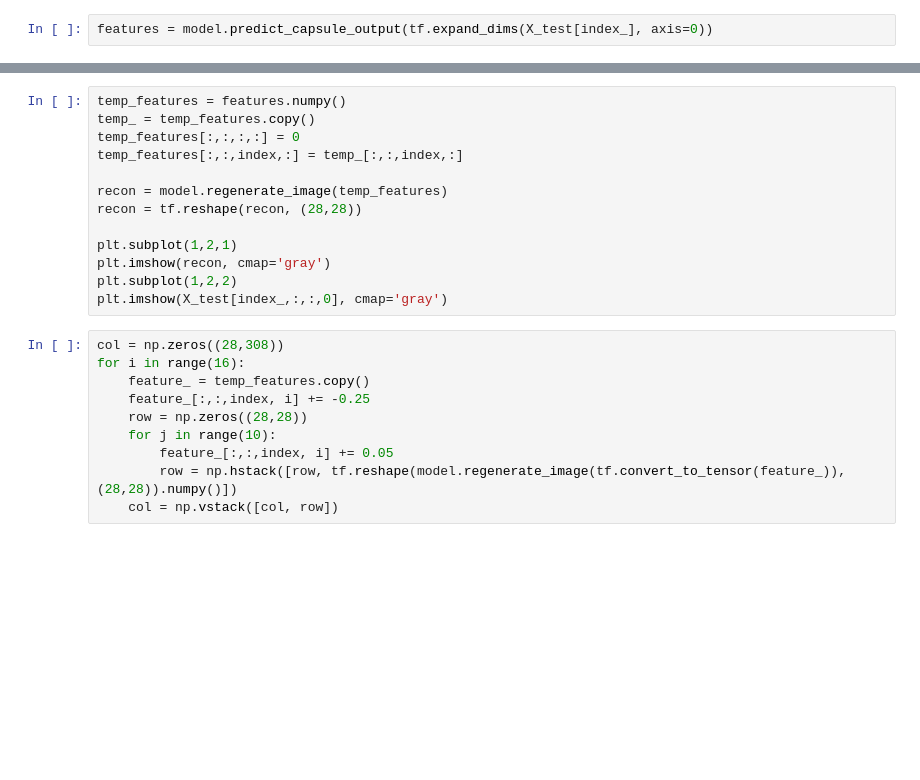
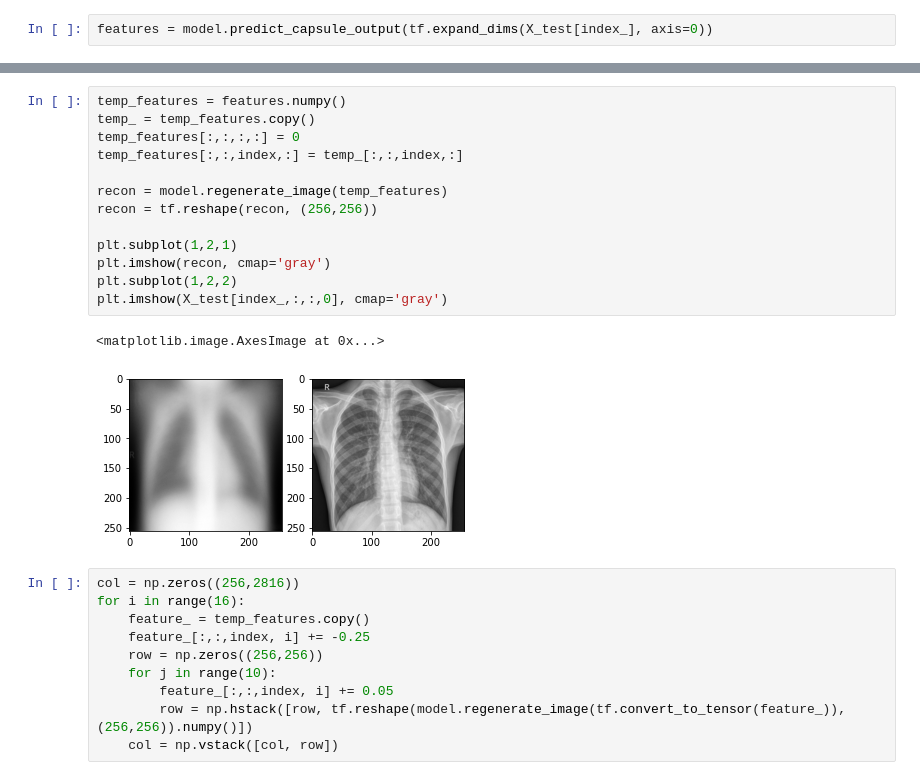
Before and after one commit to TheSickNessPill/caps_net, a Jupyter notebook: CAPS_NET_2.1.ipynb, the cells around one changed output, grey strips where cells are left out. Drawn from its saved outputs; the diff is of its cells as text; blank space fills up the shorter version.

```diff
--- a/CAPS_NET_2.1.ipynb
+++ b/CAPS_NET_2.1.ipynb
@@ -643,25 +611,28 @@ plt.imshow(recon, cmap='gray')
 # %%
 temp_features = features.numpy()
 temp_ = temp_features.copy()
 temp_features[:,:,:,:] = 0
 temp_features[:,:,index,:] = temp_[:,:,index,:]
 
 recon = model.regenerate_image(temp_features)
-recon = tf.reshape(recon, (28,28))
+recon = tf.reshape(recon, (256,256))
 
 plt.subplot(1,2,1)
 plt.imshow(recon, cmap='gray')
 plt.subplot(1,2,2)
 plt.imshow(X_test[index_,:,:,0], cmap='gray')
+# %% [output]
+<matplotlib.image.AxesImage at 0x...>
+[figure, added]
 # %%
-col = np.zeros((28,308))
+col = np.zeros((256,2816))
 for i in range(16):
     feature_ = temp_features.copy()
     feature_[:,:,index, i] += -0.25
-    row = np.zeros((28,28))
+    row = np.zeros((256,256))
     for j in range(10):
         feature_[:,:,index, i] += 0.05
-        row = np.hstack([row, tf.reshape(model.regenerate_image(tf.convert_to_tensor(feature_)), (28,28)).numpy()])
+        row = np.hstack([row, tf.reshape(model.regenerate_image(tf.convert_to_tensor(feature_)), (256,256)).numpy()])
     col = np.vstack([col, row])
 # %%
 plt.figure(figsize=(30,20))
```
Also changed, not shown: parts of 22 cells of this notebook.
